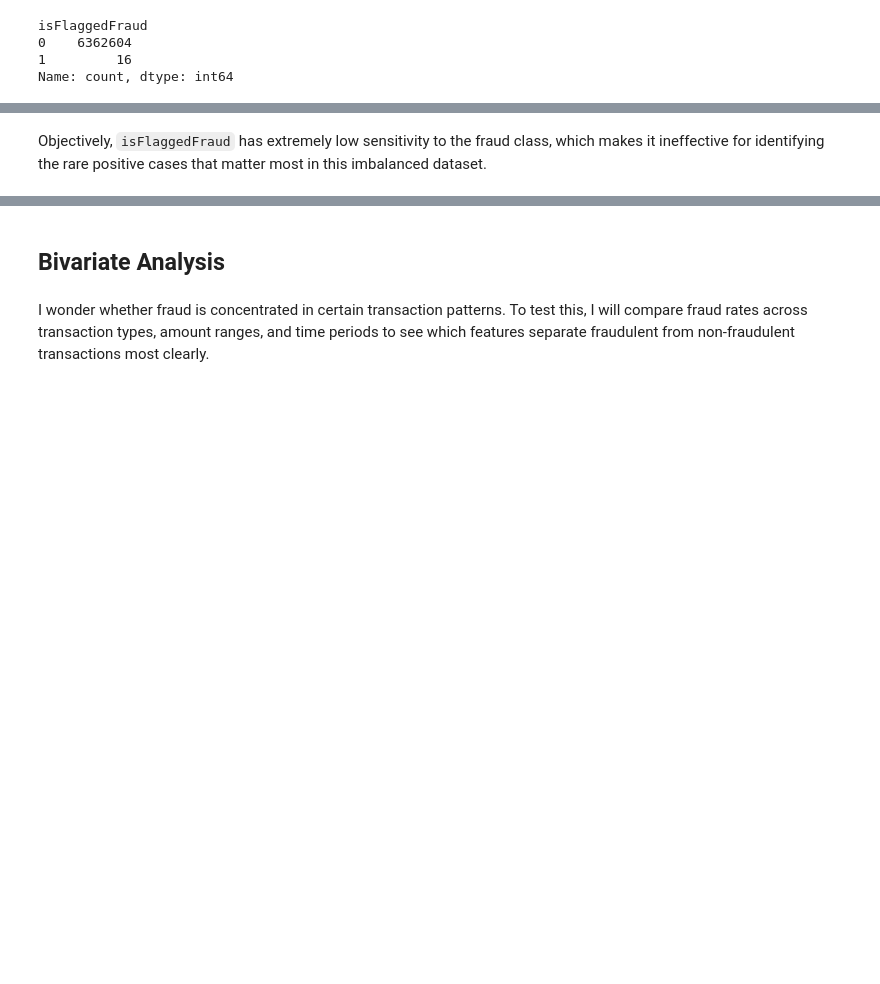
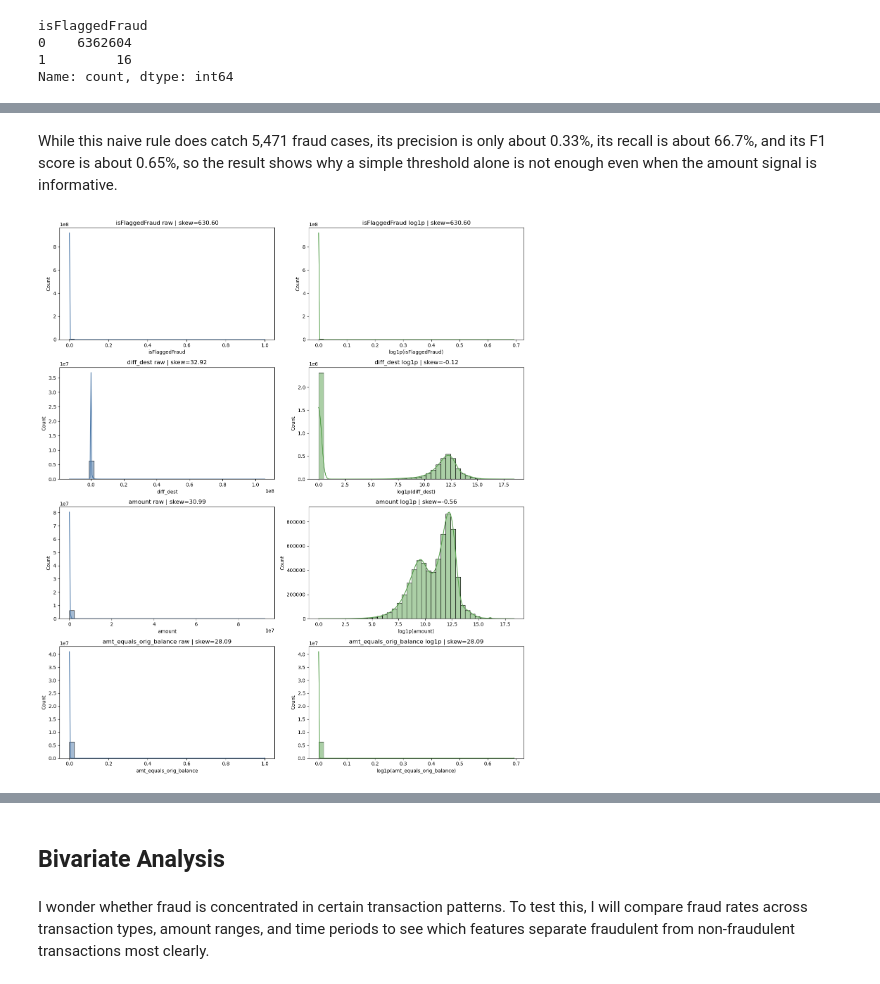
Before and after one commit to cameronbridgwater/financial_fraud, a Jupyter notebook: code/step1-explore.ipynb, the cells around one changed output, grey strips where cells are left out. Cells and saved outputs as stored; diff of their text form; code cells hidden in the pictures; blank space fills up the shorter version.

```diff
--- a/code/step1-explore.ipynb
+++ b/code/step1-explore.ipynb
@@ -19,7 +19,7 @@ Within this project, we will take a look at a synthetic dataset of bank transact
 import pandas as pd
 import matplotlib.pyplot as plt
 import seaborn as sns
-df = pd.read_csv("../data/caishen_bank_transactions.csv")
+df = pd.read_csv("../data/bank_transactions.csv")
 # %%
 df.head()
 # %% [output]
@@ -232,2 +235,29 @@ Name: count, dtype: int64
 # %% [markdown]
-Objectively, `isFlaggedFraud` has extremely low sensitivity to the fraud class, which makes it ineffective for identifying the rare positive cases that matter most in this imbalanced dataset.
+While this naive rule does catch 5,471 fraud cases, its precision is only about 0.33%, its recall is about 66.7%, and its F1 score is about 0.65%, so the result shows why a simple threshold alone is not enough even when the amount signal is informative.
+# %%
+num_cols = df.select_dtypes(include="number").columns
+skews = df[num_cols].skew(numeric_only=True).abs().sort_values(ascending=False)
+
+plot_cols = [c for c in skews.index if c != "isFraud"][:4]
+
+fig, axes = plt.subplots(len(plot_cols), 2, figsize=(14, 4 * len(plot_cols)))
+
+if len(plot_cols) == 1:
+    axes = np.array([axes])
+
+for i, col in enumerate(plot_cols):
+    raw = df[col].dropna()
+    logv = np.log1p(raw[raw >= 0])
+
+    sns.histplot(raw, bins=40, kde=True, ax=axes[i, 0], color="#4c78a8")
+    axes[i, 0].set_title(f"{col} raw | skew={raw.skew():.2f}")
+    axes[i, 0].set_xlabel(col)
+
+    sns.histplot(logv, bins=40, kde=True, ax=axes[i, 1], color="#59a14f")
+    axes[i, 1].set_title(f"{col} log1p | skew={logv.skew():.2f}")
+    axes[i, 1].set_xlabel(f"log1p({col})")
+
+plt.tight_layout()
+plt.show()
+# %% [output]
+[figure, new version]
```
Also changed, not shown: parts of 11 cells of this notebook, 3 other files.
